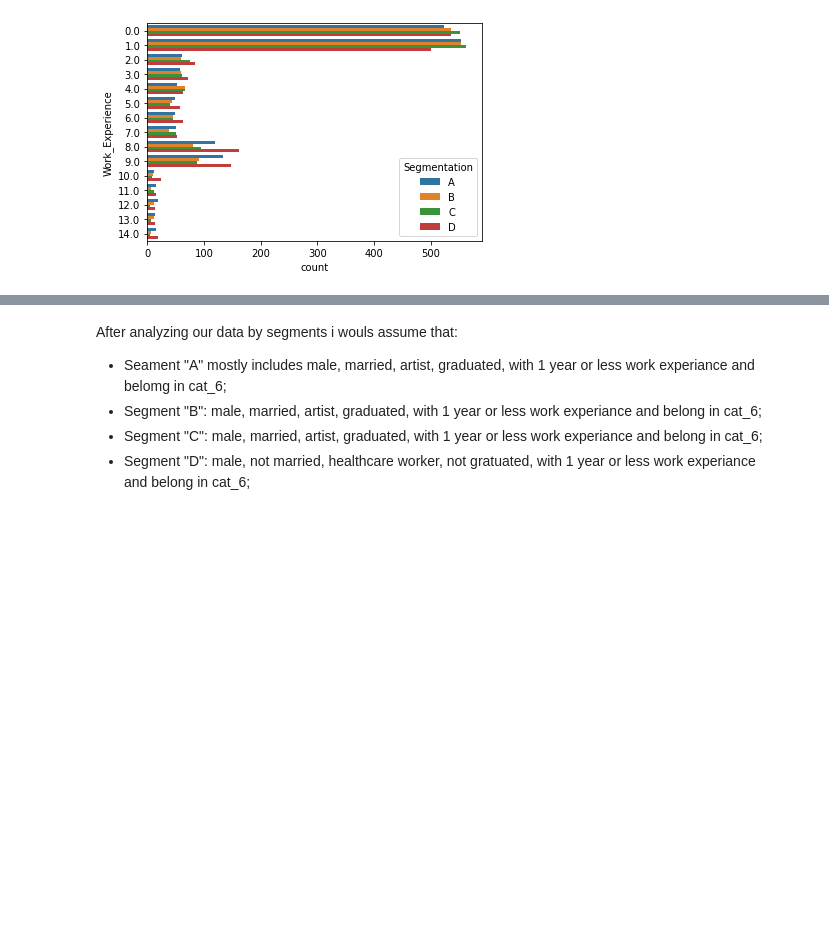
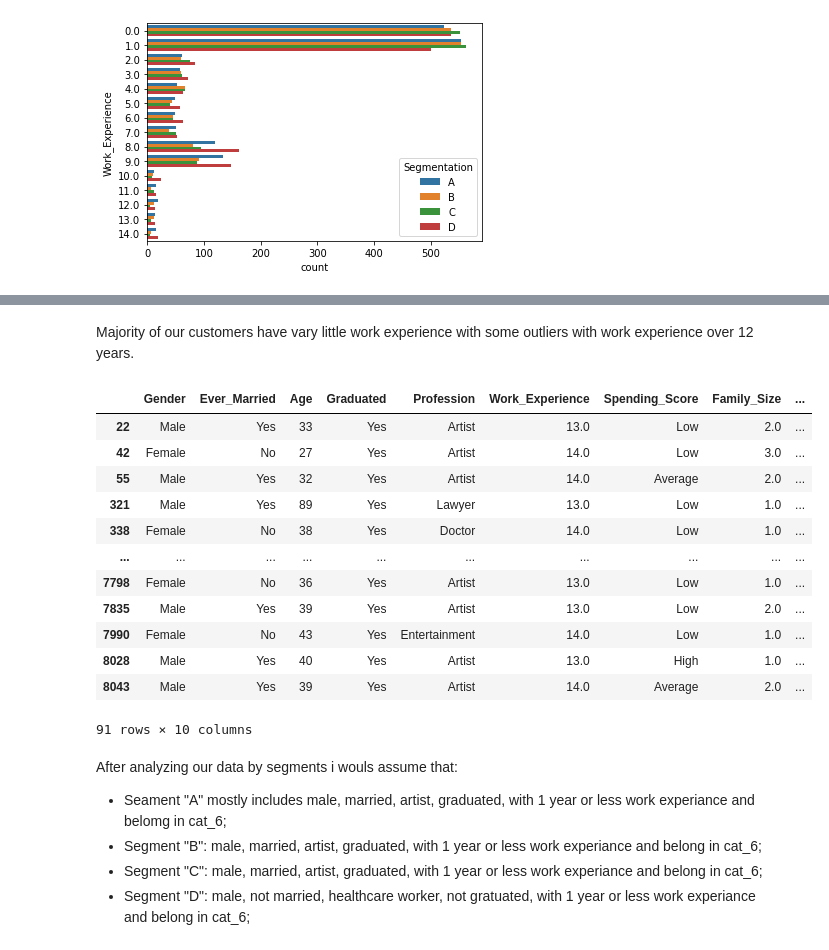
Before and after one commit to antondremak91/customer_segmentation, a Jupyter notebook: customer_segmentation.ipynb, the cells around one changed output, grey strips where cells are left out. Drawn from its saved outputs; the diff is of its cells as text; code cells hidden in the pictures; blank space fills up the shorter version.

```diff
--- a/customer_segmentation.ipynb
+++ b/customer_segmentation.ipynb
@@ -218,3 +305,23 @@ sns.countplot(y='Work_Experience', hue='Segmentation', data=df, hue_order=['A','
+# %% [markdown]
+Majority of our customers have vary little work experience with some outliers with work experience over 12 years.
+# %%
+# Finding outliers
+we_outl = df[df['Work_Experience'] > 12]
+we_outl
+# %% [output]
+|  | Gender | Ever_Married | Age | Graduated | Profession | Work_Experience | Spending_Score | Family_Size | ... |
+| 22 | Male | Yes | 33 | Yes | Artist | 13.0 | Low | 2.0 | ... |
+| 42 | Female | No | 27 | Yes | Artist | 14.0 | Low | 3.0 | ... |
+| 55 | Male | Yes | 32 | Yes | Artist | 14.0 | Average | 2.0 | ... |
+| 321 | Male | Yes | 89 | Yes | Lawyer | 13.0 | Low | 1.0 | ... |
+| 338 | Female | No | 38 | Yes | Doctor | 14.0 | Low | 1.0 | ... |
+| ... | ... | ... | ... | ... | ... | ... | ... | ... | ... |
+| 7798 | Female | No | 36 | Yes | Artist | 13.0 | Low | 1.0 | ... |
+| 7835 | Male | Yes | 39 | Yes | Artist | 13.0 | Low | 2.0 | ... |
+| 7990 | Female | No | 43 | Yes | Entertainment | 14.0 | Low | 1.0 | ... |
+| 8028 | Male | Yes | 40 | Yes | Artist | 13.0 | High | 1.0 | ... |
+| 8043 | Male | Yes | 39 | Yes | Artist | 14.0 | Average | 2.0 | ... |
+91 rows × 10 columns
 # %% [markdown]
 After analyzing our data by segments i wouls assume that:
 - Seament "A" mostly includes male, married, artist, graduated, with 1 year or less work experiance and belomg in cat_6;
```
Also changed, not shown: parts of 45 cells of this notebook.
